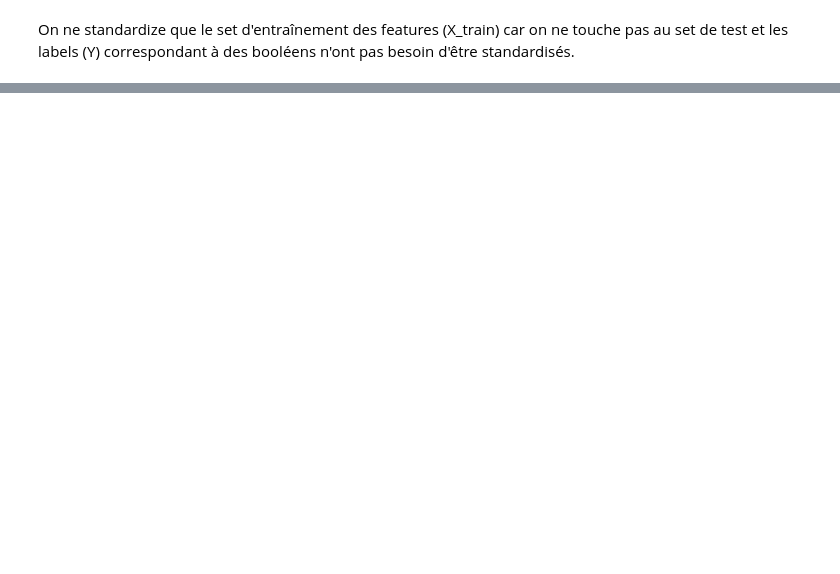
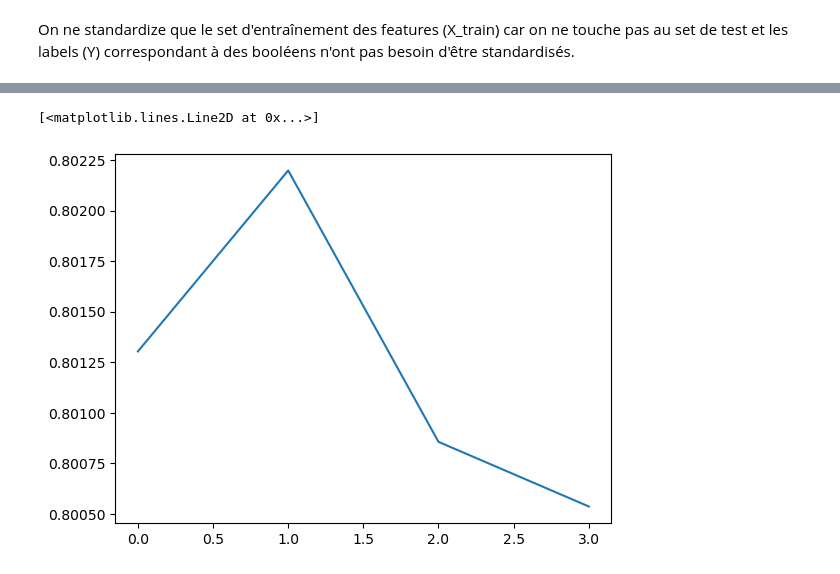
Before and after one commit to thomasclgnt/AS, a Jupyter notebook: SVM.ipynb, the cells around one changed output, grey strips where cells are left out. Drawn from its saved outputs; the diff is of its cells as text; code cells hidden in the pictures; blank space fills up the shorter version.

```diff
--- a/SVM.ipynb
+++ b/SVM.ipynb
@@ -3,13 +3,17 @@ import numpy as np
 import seaborn as sns
 import matplotlib.pyplot as plt
 import pandas as pd
+import warnings
 from sklearn.utils import shuffle
 from sklearn.preprocessing import StandardScaler
-from sklearn.model_selection import train_test_split
+from sklearn.model_selection import train_test_split, cross_val_score,validation_curve
+from sklearn.svm import SVC
+
+arnings.filterwarnings("ignore")
 
 # Load data
-csv_features = "/home/mecaliff/Bureau/5A/Apprentissage/AS/acsincome_ca_features.csv"
-csv_labels = "/home/mecaliff/Bureau/5A/Apprentissage/AS/acsincome_ca_labels.csv"
+csv_features = "./acsincome_ca_features.csv"
+csv_labels = "./acsincome_ca_labels.csv"
 features = pd.read_csv(csv_features)
 labels = pd.read_csv(csv_labels)
 
@@ -19,7 +23,7 @@ Y_all = labels
 X_all,Y_all = shuffle(X_all,Y_all, random_state=0)
 
 # Only use first N samples to limit training time
-num_samples = int(len(X_all)*0.01)
+num_samples = int(len(X_all)*0.1)
 X,Y = X_all[:num_samples], Y_all[:num_samples]
 
 # Scaler for data standardization
@@ -30,3 +34,11 @@ X_train, X_test, Y_train, Y_test = train_test_split(X,Y, random_state=0, train_s
 X_train = scaler.fit_transform(X_train)
 # %% [markdown]
 On ne standardize que le set d'entraînement des features (X_train) car on ne touche pas au set de test et les labels (Y) correspondant à des booléens n'ont pas besoin d'être standardisés.
+# %%
+# Creation d'une instance de SVM
+SVM_model = SVC()
+
+# Test avec default parameters
+SVM_model.fit(X_train, Y_train)
+print("Default model score:", SVM_model.score(X_test,Y_test))
+# print("Default model score:", SVM_model.score(X_train,Y_train))
@@ -32,0 +58,15 @@ On ne standardize que le set d'entraînement des features (X_train) car on ne to
+# %%
+# Cross validation avec variation de C
+# train_score,val_score = validation_curve(SVM_model, X_train, Y_train,'C', k, cv=5)
+
+val_score = []
+for k in range(1,5):
+    score = cross_val_score(SVC(C=k), X_train, Y_train, cv=5).mean()
+    val_score.append(score)
+
+plt.plot(val_score)
+
+# print(val_score.mean())
+# %% [output]
+[<matplotlib.lines.Line2D at 0x...>]
+[figure, added]
```
Also changed, not shown: parts of 4 cells of this notebook, 1 other file.
